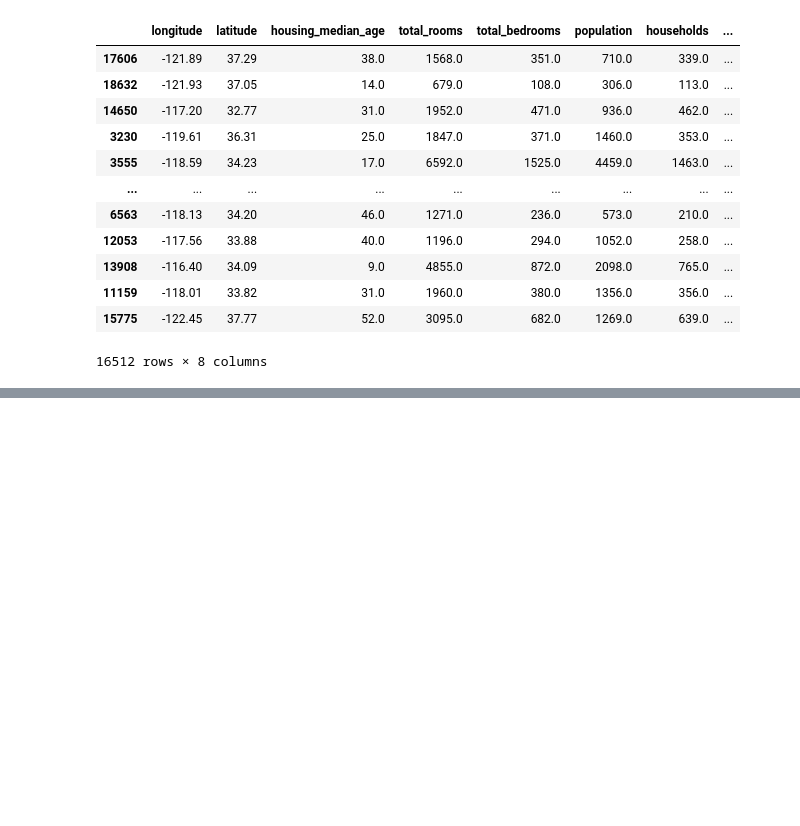
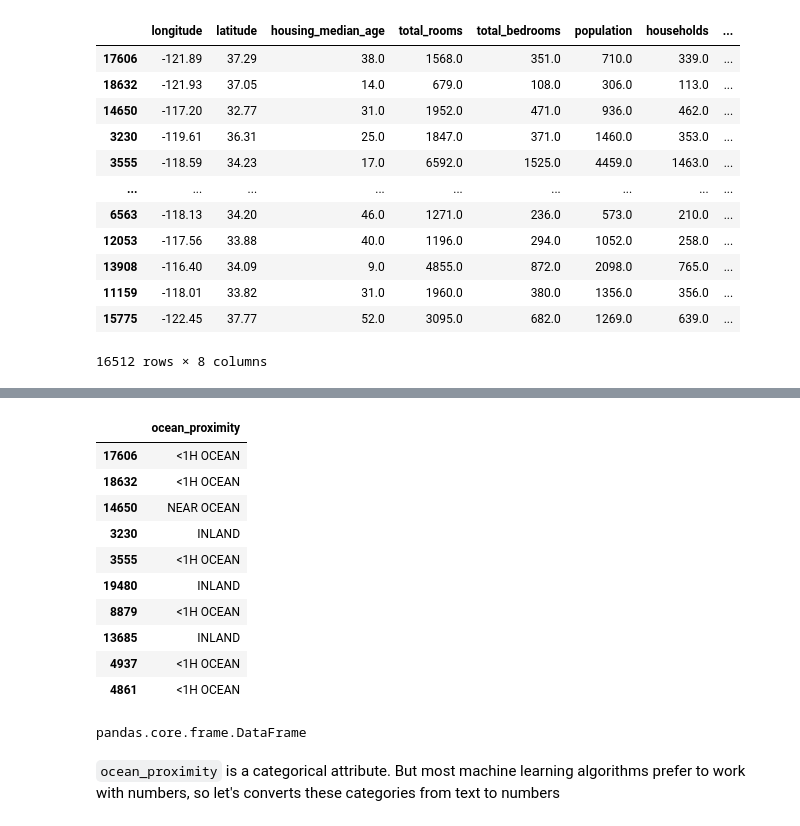
Before and after one commit to syrne/End-To-End-Machine-Learning-Project, a Jupyter notebook: Hands-on Machine Learning - Chapter #2.ipynb, the cells around one changed output, grey strips where cells are left out. Saved outputs shown, nothing was run; the diff lists cells and outputs as text; code cells hidden in the pictures; blank space fills up the shorter version.

```diff
--- a/Hands-on Machine Learning - Chapter #2.ipynb
+++ b/Hands-on Machine Learning - Chapter #2.ipynb
@@ -497,0 +497,22 @@ imputer.strategy
+# %%
+# prep_train_set_cat = strat_train_set['ocean_proximity'] ## this line creates a Series
+prep_train_set_cat = strat_train_set[['ocean_proximity']] ## this one creates a DataFrame
+prep_train_set_cat.head(10)
+# %% [output]
+|  | ocean_proximity |
+| 17606 | <1H OCEAN |
+| 18632 | <1H OCEAN |
+| 14650 | NEAR OCEAN |
+| 3230 | INLAND |
+| 3555 | <1H OCEAN |
+| 19480 | INLAND |
+| 8879 | <1H OCEAN |
+| 13685 | INLAND |
+| 4937 | <1H OCEAN |
+| 4861 | <1H OCEAN |
+# %%
+type(prep_train_set_cat)
+# %% [output]
+pandas.core.frame.DataFrame
+# %% [markdown]
+`ocean_proximity` is a categorical attribute. But most machine learning algorithms prefer to work with numbers, so let's converts these categories from text to numbers
```
Also changed, not shown: parts of 13 cells of this notebook.
